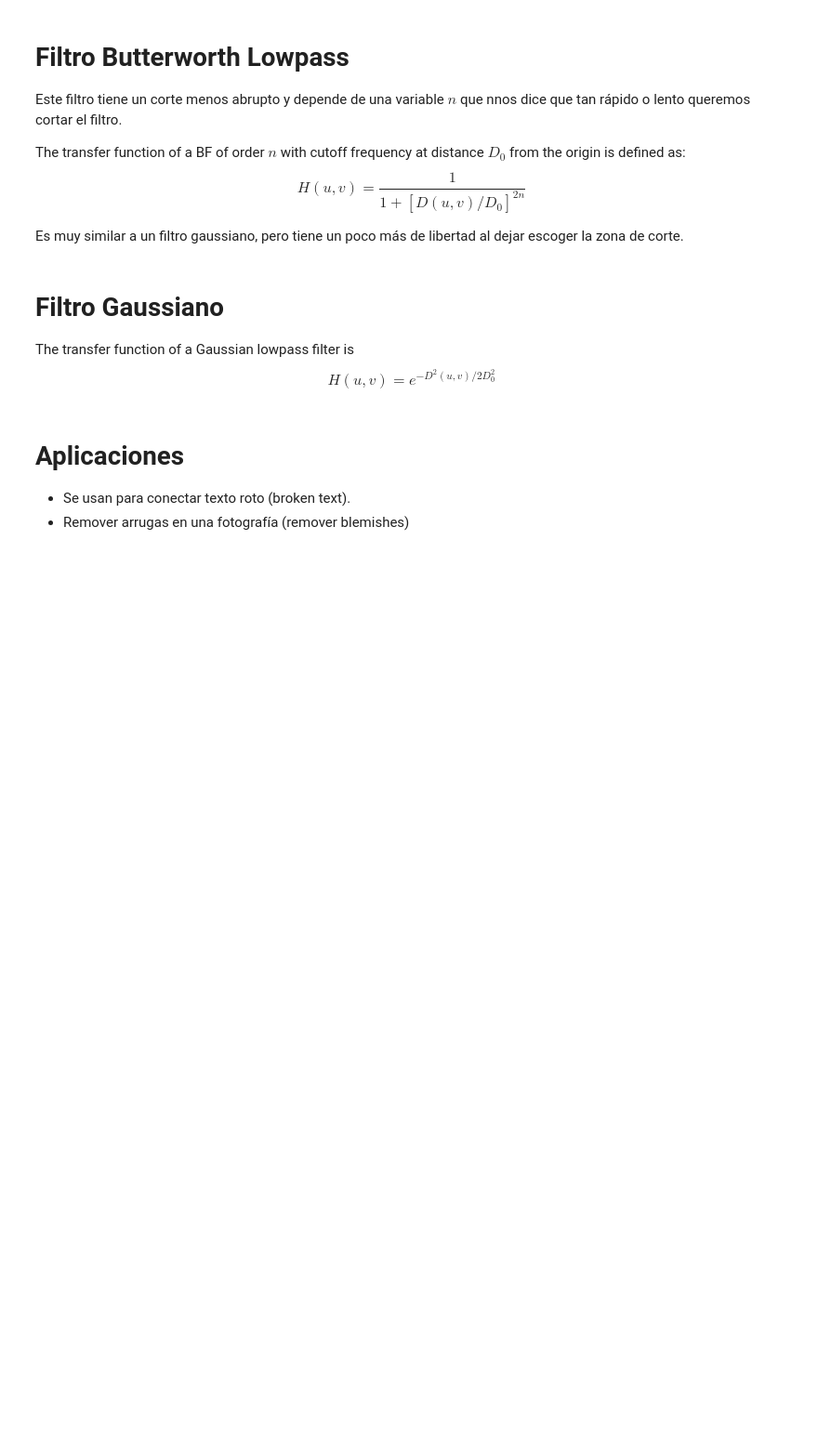
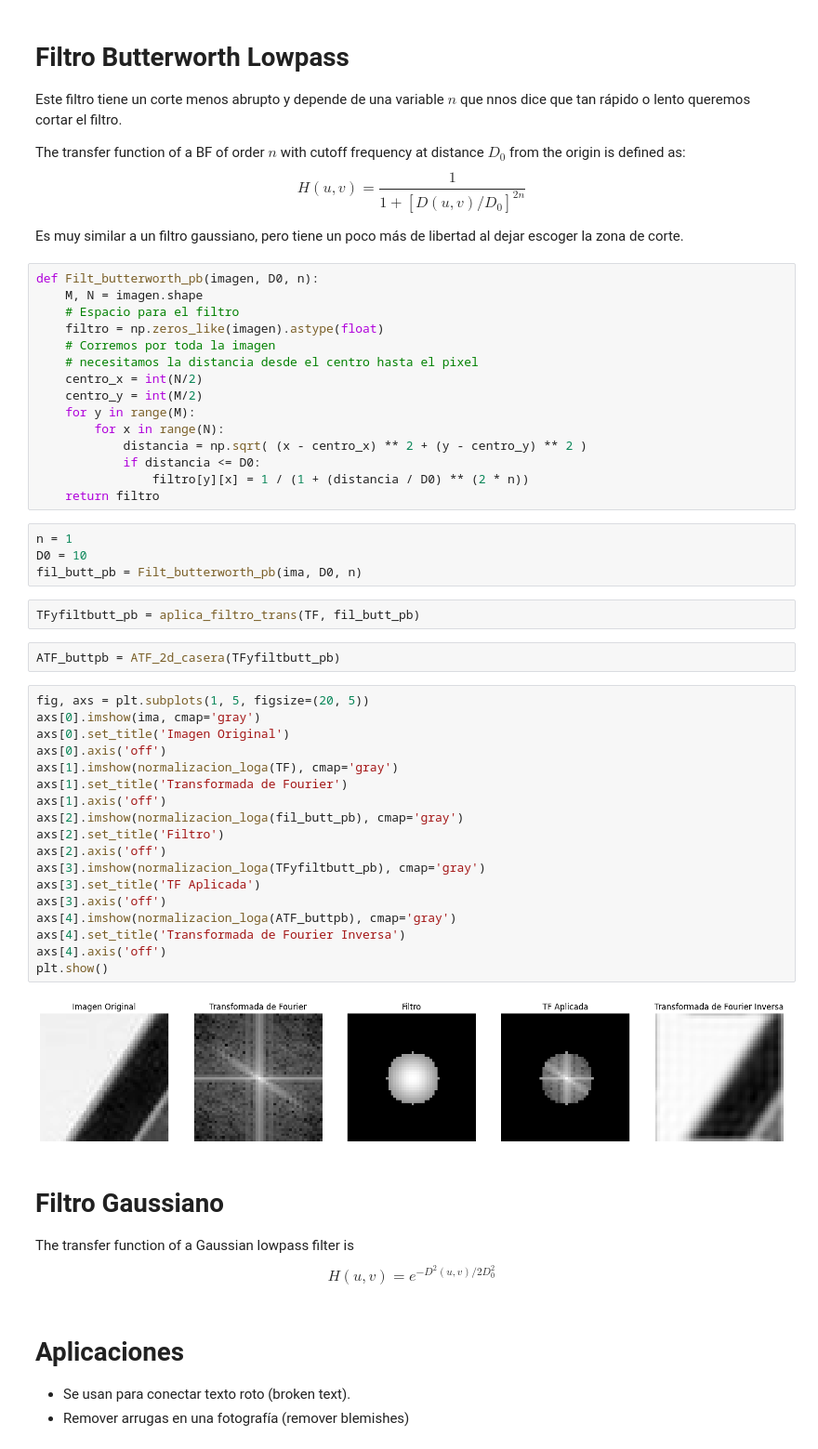
Before and after one commit to RojasG4mer/Fundamentos-de-Procesamiento-Digital-de-Imagenes, a Jupyter notebook: Temas/03_Filtrado_espacial/Filtros_para_Fourier.ipynb, the cells around one changed output. Shown at 93% size. Cells and saved outputs as stored; diff of their text form; blank space fills up the shorter version.

Commit message:
examen 3 solucion a medias y filtrado hasta butherworth

```diff
--- a/Temas/03_Filtrado_espacial/Filtros_para_Fourier.ipynb
+++ b/Temas/03_Filtrado_espacial/Filtros_para_Fourier.ipynb
@@ -118,6 +135,49 @@ The transfer function of a BF of order $n$ with cutoff frequency at distance $D_
 $$ H(u,v) = \frac{1}{1 + [D(u, v) / D_0] ^{2n}} $$
 
 Es muy similar a un filtro gaussiano, pero tiene un poco más de libertad al dejar escoger la zona de corte.
+# %%
+def Filt_butterworth_pb(imagen, D0, n):
+    M, N = imagen.shape
+    # Espacio para el filtro
+    filtro = np.zeros_like(imagen).astype(float)
+    # Corremos por toda la imagen
+    # necesitamos la distancia desde el centro hasta el pixel
+    centro_x = int(N/2)
+    centro_y = int(M/2)
+    for y in range(M):
+        for x in range(N):
+            distancia = np.sqrt( (x - centro_x) ** 2 + (y - centro_y) ** 2 )
+            if distancia <= D0:
+                filtro[y][x] = 1 / (1 + (distancia / D0) ** (2 * n))
+    return filtro
+# %%
+n = 1
+D0 = 10
+fil_butt_pb = Filt_butterworth_pb(ima, D0, n)
+# %%
+TFyfiltbutt_pb = aplica_filtro_trans(TF, fil_butt_pb)
+# %%
+ATF_buttpb = ATF_2d_casera(TFyfiltbutt_pb)
+# %%
+fig, axs = plt.subplots(1, 5, figsize=(20, 5))
+axs[0].imshow(ima, cmap='gray')
+axs[0].set_title('Imagen Original')
+axs[0].axis('off')
+axs[1].imshow(normalizacion_loga(TF), cmap='gray')
+axs[1].set_title('Transformada de Fourier')
+axs[1].axis('off')
+axs[2].imshow(normalizacion_loga(fil_butt_pb), cmap='gray')
+axs[2].set_title('Filtro')
+axs[2].axis('off')
+axs[3].imshow(normalizacion_loga(TFyfiltbutt_pb), cmap='gray')
+axs[3].set_title('TF Aplicada')
+axs[3].axis('off')
+axs[4].imshow(normalizacion_loga(ATF_buttpb), cmap='gray')
+axs[4].set_title('Transformada de Fourier Inversa')
+axs[4].axis('off')
+plt.show()
+# %% [output]
+[figure, added]
 # %% [markdown]
 # Filtro Gaussiano
 The transfer function of a Gaussian lowpass filter is
```
Also changed, not shown: parts of 5 cells of this notebook, 2 other files.
